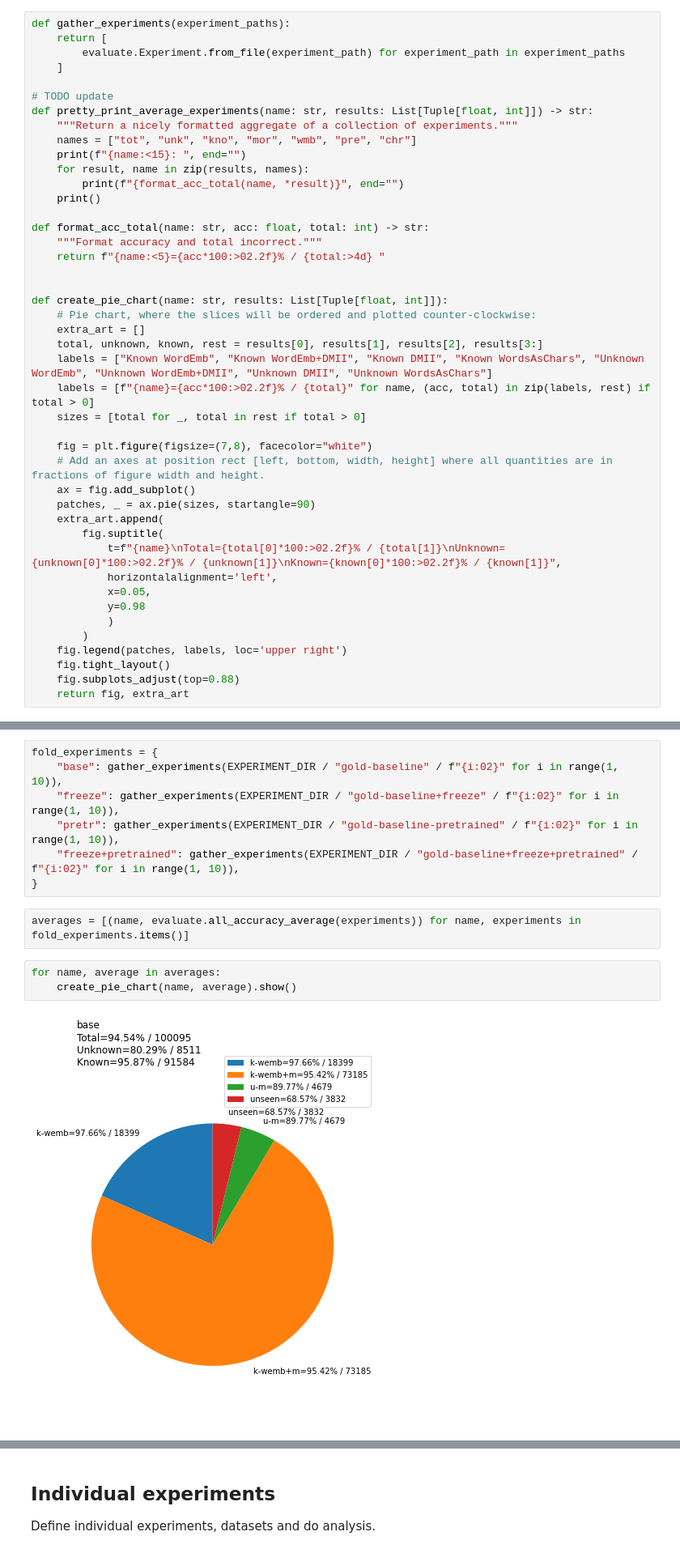
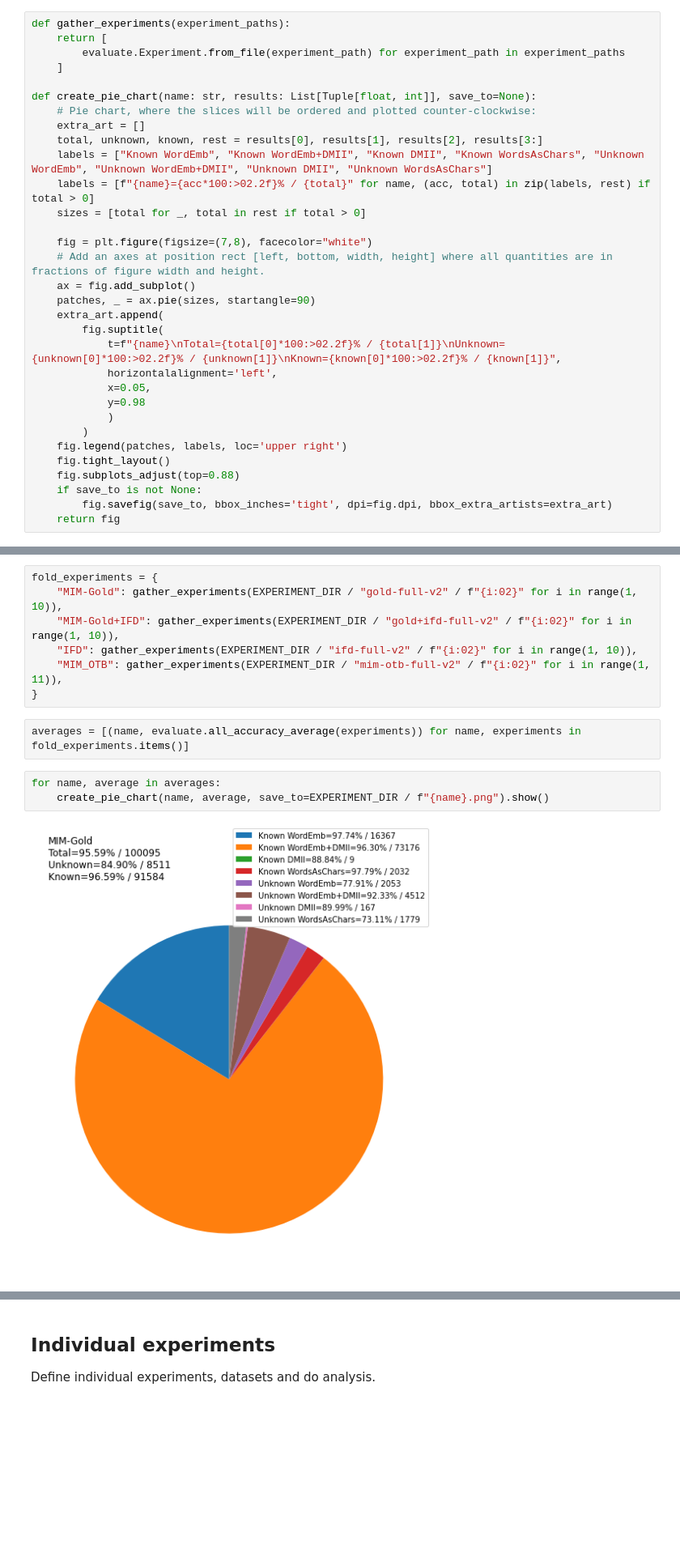
Before and after one commit to cadia-lvl/POS, a Jupyter notebook: bin/analyse_results.ipynb, the cells around one changed output, grey strips where cells are left out. Shown at 81% size. Drawn from its saved outputs; the diff is of its cells as text; blank space fills up the shorter version.

```diff
--- a/bin/analyse_results.ipynb
+++ b/bin/analyse_results.ipynb
@@ -19,21 +21,7 @@ def gather_experiments(experiment_paths):
         evaluate.Experiment.from_file(experiment_path) for experiment_path in experiment_paths
     ]
 
-# TODO update
-def pretty_print_average_experiments(name: str, results: List[Tuple[float, int]]) -> str:
-    """Return a nicely formatted aggregate of a collection of experiments."""
-    names = ["tot", "unk", "kno", "mor", "wmb", "pre", "chr"]
-    print(f"{name:<15}: ", end="")
-    for result, name in zip(results, names):
-        print(f"{format_acc_total(name, *result)}", end="")
-    print()
-
-def format_acc_total(name: str, acc: float, total: int) -> str:
-    """Format accuracy and total incorrect."""
-    return f"{name:<5}={acc*100:>02.2f}% / {total:>4d} "
-
-
-def create_pie_chart(name: str, results: List[Tuple[float, int]]):
+def create_pie_chart(name: str, results: List[Tuple[float, int]], save_to=None):
     # Pie chart, where the slices will be ordered and plotted counter-clockwise:
     extra_art = []
     total, unknown, known, rest = results[0], results[1], results[2], results[3:]
@@ -56,20 +44,22 @@ def create_pie_chart(name: str, results: List[Tuple[float, int]]):
     fig.legend(patches, labels, loc='upper right')
     fig.tight_layout()
     fig.subplots_adjust(top=0.88)
-    return fig, extra_art
+    if save_to is not None:
+        fig.savefig(save_to, bbox_inches='tight', dpi=fig.dpi, bbox_extra_artists=extra_art)
+    return fig
 # %% [markdown]
 ### Folds
 # %%
 fold_experiments = {
-    "base": gather_experiments(EXPERIMENT_DIR / "gold-baseline" / f"{i:02}" for i in range(1, 10)),
-    "freeze": gather_experiments(EXPERIMENT_DIR / "gold-baseline+freeze" / f"{i:02}" for i in range(1, 10)),
-    "pretr": gather_experiments(EXPERIMENT_DIR / "gold-baseline-pretrained" / f"{i:02}" for i in range(1, 10)),
-    "freeze+pretrained": gather_experiments(EXPERIMENT_DIR / "gold-baseline+freeze+pretrained" / f"{i:02}" for i in range(1, 10)),
+    "MIM-Gold": gather_experiments(EXPERIMENT_DIR / "gold-full-v2" / f"{i:02}" for i in range(1, 10)),
+    "MIM-Gold+IFD": gather_experiments(EXPERIMENT_DIR / "gold+ifd-full-v2" / f"{i:02}" for i in range(1, 10)),
+    "IFD": gather_experiments(EXPERIMENT_DIR / "ifd-full-v2" / f"{i:02}" for i in range(1, 10)),
+    "MIM_OTB": gather_experiments(EXPERIMENT_DIR / "mim-otb-full-v2" / f"{i:02}" for i in range(1, 11)),
 }
 # %%
 averages = [(name, evaluate.all_accuracy_average(experiments)) for name, experiments in fold_experiments.items()]
 # %%
 for name, average in averages:
-    create_pie_chart(name, average).show()
+    create_pie_chart(name, average, save_to=EXPERIMENT_DIR / f"{name}.png").show()
 # %% [output]
-[figure, old version]
+[figure, new version]
```
Also changed, not shown: parts of 4 cells of this notebook, 2 other files.
